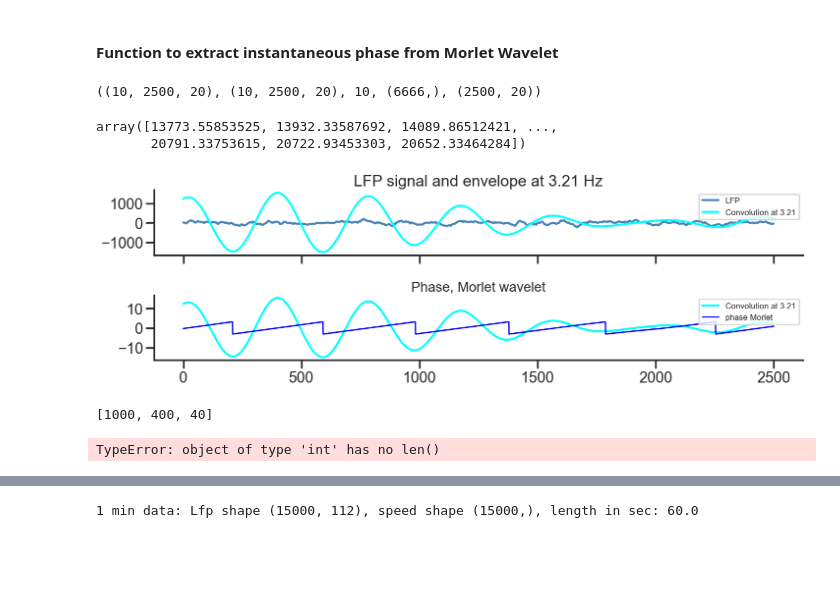
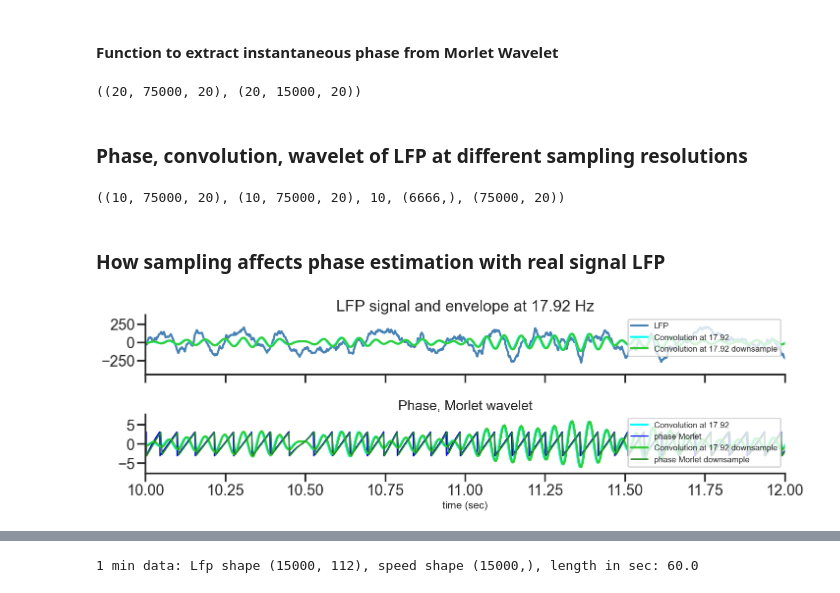
Before and after one commit to gdelfe/Ketamine_effects_on_the_brain, a Jupyter notebook: python/Place_cells_spike_analysis.ipynb, the cells around one changed output, grey strips where cells are left out. Drawn from its saved outputs; the diff is of its cells as text; code cells hidden in the pictures; blank space fills up the shorter version.

Commit message:
phase estimation on real LFP with Morlet wavelet -- how masking affects the result

```diff
--- a/python/Place_cells_spike_analysis.ipynb
+++ b/python/Place_cells_spike_analysis.ipynb
@@ -481,67 +478,66 @@ def instantaneous_phase_wavelet_cycles(signal, frequencies, num_cycles, sampling
+# %%
+lfp_B.shape, LfpSB.shape
+# %% [output]
+((20, 75000, 20), (20, 15000, 20))
+# %% [markdown]
+### Phase, convolution, wavelet of LFP at different sampling resolutions
 # %%
 minute = 0
+duration = 60 # signal length in seconds
+n_cycles = 10
+
 fs = 1250  # sampling frequency
-duration = 2 # signal length in seconds
+# t = np.linspace(0,duration*fs,duration*fs)
+t = np.arange(0, duration, 1/fs)
 
 lfp_signal = lfp_B[minute,0:fs*duration,:]  # Replace with your actual LFP signal
-phase_data, wave_list, conv_data, t_wave = instantaneous_phase_wavelet_cycles(lfp_signal, freq, 10, fs)
+phase_data, wave_list, conv_data, t_wave = instantaneous_phase_wavelet_cycles(lfp_signal, freq, n_cycles, fs)
+
+fs = 250  # sampling frequency
+# t_down = np.linspace(0,duration*fs*5,duration*fs)
+t_down = np.arange(0, duration, 1/fs)
+
+lfp_signal_S = LfpSB[minute,0:fs*duration,:]  # Replace with your actual LFP signal
+phase_data_S, wave_list_S, conv_data_S, t_wave_S = instantaneous_phase_wavelet_cycles(lfp_signal_S, freq, n_cycles, fs)
+
+
 phase_data.shape, conv_data.shape, len(wave_list), wave_list[0].shape, lfp_signal.shape,
 # %% [output]
-((10, 2500, 20), (10, 2500, 20), 10, (6666,), (2500, 20))
+((10, 75000, 20), (10, 75000, 20), 10, (6666,), (75000, 20))
-# %%
-conv_data[0,:,0]
-# %% [output]
-array([13773.55853525, 13932.33587692, 14089.86512421, ...,
-       20791.33753615, 20722.93453303, 20652.33464284])
+# %% [markdown]
+### How sampling affects phase estimation with real signal LFP
 # %%
-f_idx = 1
+f_idx = 5
 scaling = 10
 scaling2 = 1000
 f = freq[f_idx]
-ch = 0
+ch = 5
 
 """ Plot Figure """
 
 # Plot the sin function, the phase, and the Morlet transform
 fig, axs = plt.subplots(2, 1, figsize=(14, 10), sharex=True)
 fig.set_size_inches(15, 5)
 
 # Sin function
 axs[0].set_title('LFP signal and envelope at {:.2f} Hz'.format(f), fontsize=23)
-axs[0].plot(lfp_signal[:,ch], label='LFP',color='steelblue')
-axs[0].plot(conv_data[f_idx,:,ch]/scaling, label='Convolution at {:.2f}'.format(f),color='aqua')
+axs[0].plot(t,lfp_signal[:,ch], label='LFP',color='steelblue')
+axs[0].plot(t,conv_data[f_idx,:,ch]/scaling/5, label='Convolution at {:.2f}'.format(f),color='aqua')
+axs[0].plot(t_down,conv_data_S[f_idx,:,ch]/scaling, label='Convolution at {:.2f} downsample'.format(f),color='limegreen')
 axs[0].legend(fontsize=12, loc='upper right')
 
 # Instantaneous phase Morlet
 axs[1].set_title('Phase, Morlet wavelet', fontsize=20)
-axs[1].plot(conv_data[f_idx,:,ch]/scaling2, label='Convolution at {:.2f}'.format(f),color='aqua')
-axs[1].plot(phase_data[f_idx,:,ch], label='phase Morlet', color='blue', linewidth=2)
+axs[1].plot(t,conv_data[f_idx,:,ch]/scaling2, label='Convolution at {:.2f}'.format(f),color='aqua')
+axs[1].plot(t,phase_data[f_idx,:,ch], label='phase Morlet', color='blue', linewidth=2)
+axs[1].plot(t_down,conv_data_S[f_idx,:,ch]/scaling2*5, label='Convolution at {:.2f} downsample'.format(f),color='limegreen')
+axs[1].plot(t_down, phase_data_S[f_idx,:,ch], label='phase Morlet downsample', color='forestgreen', linewidth=2)
 axs[1].legend(fontsize=12, loc='upper right')
 
-# plt.xlim([0,500])
+plt.xlim([10,12])
 # Adjust layout
+plt.xlabel('time (sec)', fontsize=15)
 plt.tight_layout()
 plt.show()
 # %% [output]
-[figure, old version]
+[figure, new version]
-# %%
-samples_per_frequency = [int(4 * (1 / f) * fs) for f in frequencies]
-samples_per_frequency
-# %% [output]
-[1000, 400, 40]
-# %%
-signal_ch = signal[:,np.newaxis]
-phase_data, wavelet = get_instantaneous_phase(signal_ch, frequency, sampling_rate)
-print(phase_data.shape, len(wavelet), wavelet[0].shape)
-
-# You can then plot the phase for a specific frequency and channel if needed:
-# freq_ind = 2
-# plt.figure(figsize=(14,4))
-# plt.plot(phase_data[freq_ind, :, 0])
-# plt.show()
-# plt.plot(wavelet[freq_ind].real, label="real")
-# plt.plot(wavelet[freq_ind].imag, label="imag")
-# plt.legend()
-# plt.show()
-# %% [output]
-TypeError: object of type 'int' has no len()
```
Also changed, not shown: parts of 21 cells of this notebook, 3 other files.
